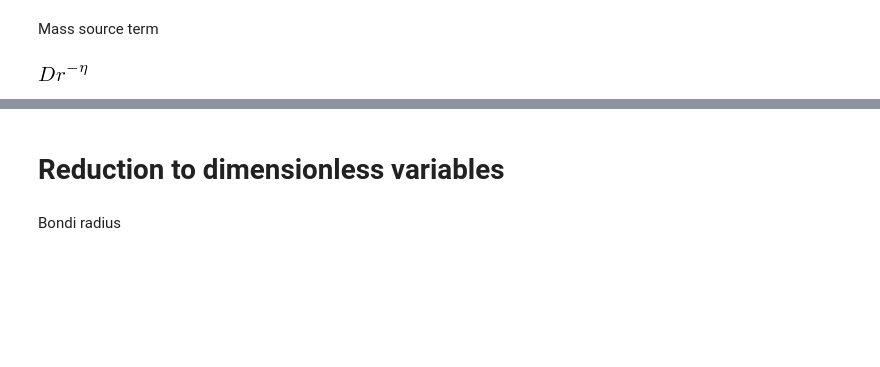
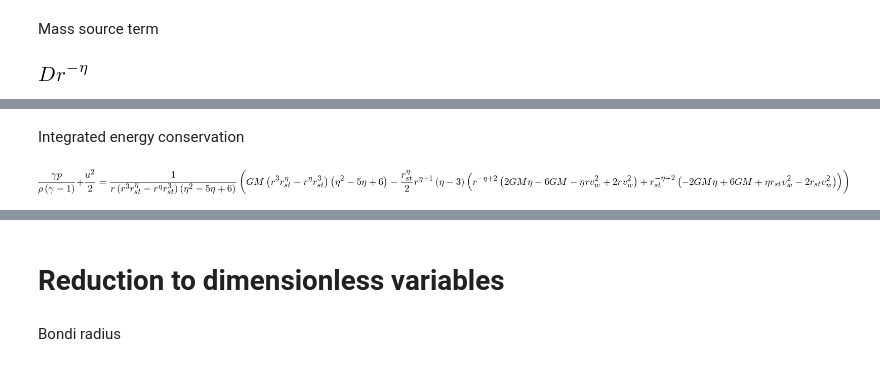
Before and after one commit to bolverk/generalised_bondi, a Jupyter notebook: generalised_bondi_point_mass.ipynb, the cells around one changed output, grey strips where cells are left out. Cells and saved outputs as stored; diff of their text form; code cells hidden in the pictures; blank space fills up the shorter version.

```diff
--- a/generalised_bondi_point_mass.ipynb
+++ b/generalised_bondi_point_mass.ipynb
@@ -46,0 +64,17 @@ mass_source
+# %% [markdown]
+Integrated energy conservation
+# %%
+temp = energy_conservation
+temp = temp.rhs
+temp = temp.subs(q, mass_source)
+temp = temp*r**2
+temp = temp.integrate(r, conds='none').simplify()
+temp = temp - temp.subs(r, r_st)
+temp = temp/integrated_mass_conservation.rhs
+temp = temp+G*M/r
+temp = temp.simplify()
+temp = sympy.Eq((p/rho)*gamma/(gamma-1)+u**2/2,temp)
+integrated_energy_equation = temp
+integrated_energy_equation
+# %% [output]
+[figure, added]
```
Also changed, not shown: parts of 59 cells of this notebook.
